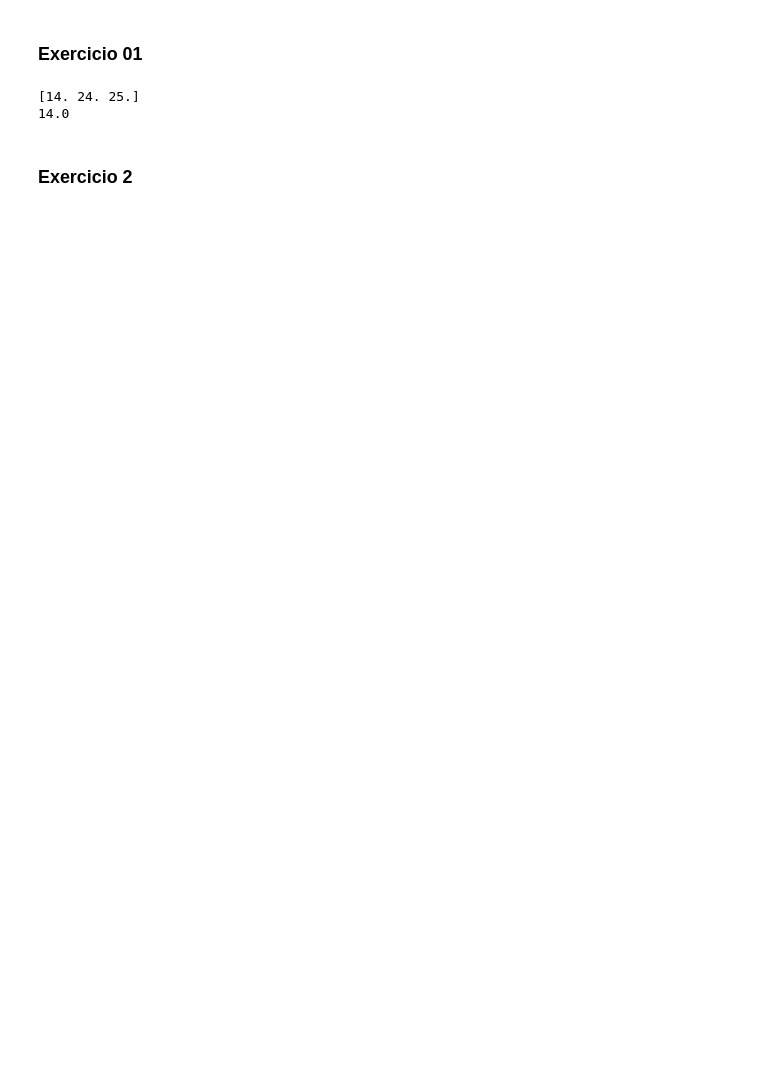
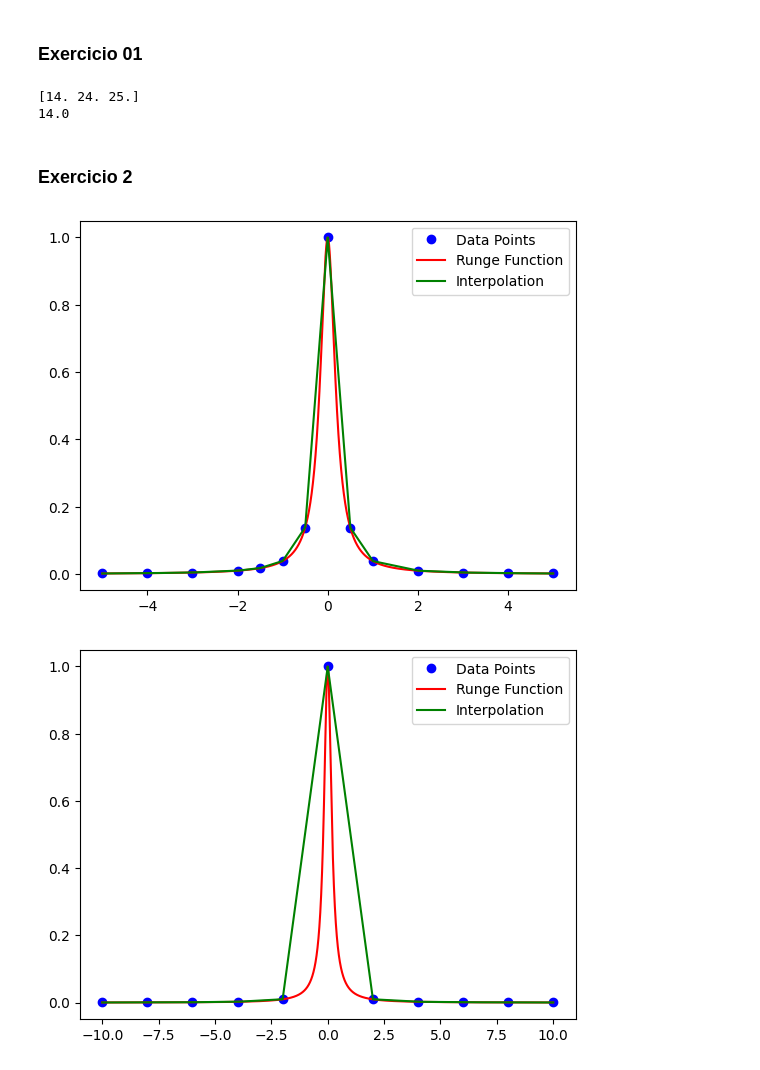
Before and after one commit to caueSordi/lista_5_calc_num, a Jupyter notebook: lista_05.ipynb, the cells around one changed output. Cells and saved outputs as stored; diff of their text form; code cells hidden in the pictures; blank space fills up the shorter version.

```diff
--- a/lista_05.ipynb
+++ b/lista_05.ipynb
@@ -52,3 +52,38 @@ print(soma)
 14.0
 # %% [markdown]
 ### Exercicio 2
+# %%
+def R(x):
+    return 1.0 / (1.0 + 25.0 * x**2)
+
+# Calculate points and interpolate
+def calculate_points(info, P_x, P_y, tipo):
+    xeval = np.linspace(-info, info, 40000)
+    yeval = R(xeval)
+    y_resp = interp1d(P_x, P_y, kind=tipo)
+    return xeval, yeval, y_resp
+
+# Plot the graph
+def grafico(pointsX, pointsY, xeval, yeval, y_resp):
+    plt.plot(pointsX, pointsY, 'ob', label='Data Points')
+    plt.plot(xeval, yeval, '-r', label='Runge Function')
+    plt.plot(xeval, y_resp(xeval), '-g', label='Interpolation')
+    plt.legend()
+    plt.show()
+# %%
+# Example entries
+x1 = np.array([-5, -4, -3, -2, -1.5, -1, -0.5, 0, 0.5, 1, 2, 3, 4, 5])
+y1 = R(x1)
+
+x2 = np.array([-10, -8, -6, -4, -2, 0, 2, 4, 6, 8, 10])
+y2 = R(x2)
+
+# Plotting
+xeval, yeval, y_resp = calculate_points(5, x1, y1, 'linear')
+grafico(x1, y1, xeval, yeval, y_resp)
+
+xeval, yeval, y_resp = calculate_points(10, x2, y2, 'linear')
+grafico(x2, y2, xeval, yeval, y_resp)
+# %% [output]
+[figure, added]
+[figure, added]
```
Also changed, not shown: parts of 3 cells of this notebook, 1 other file.
